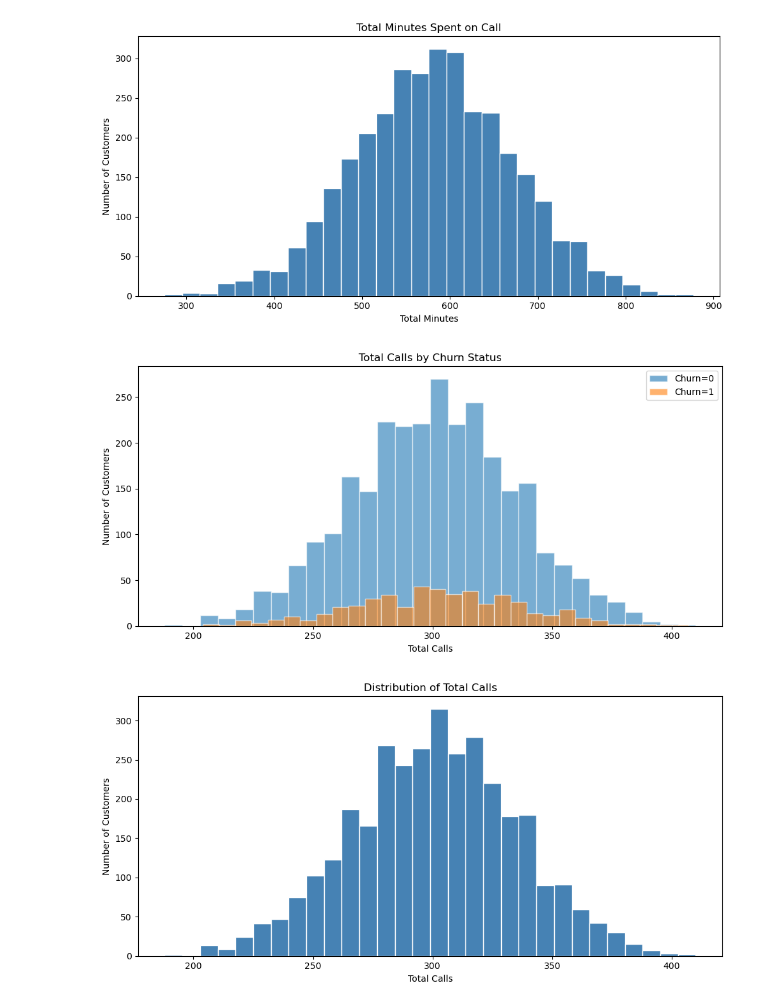
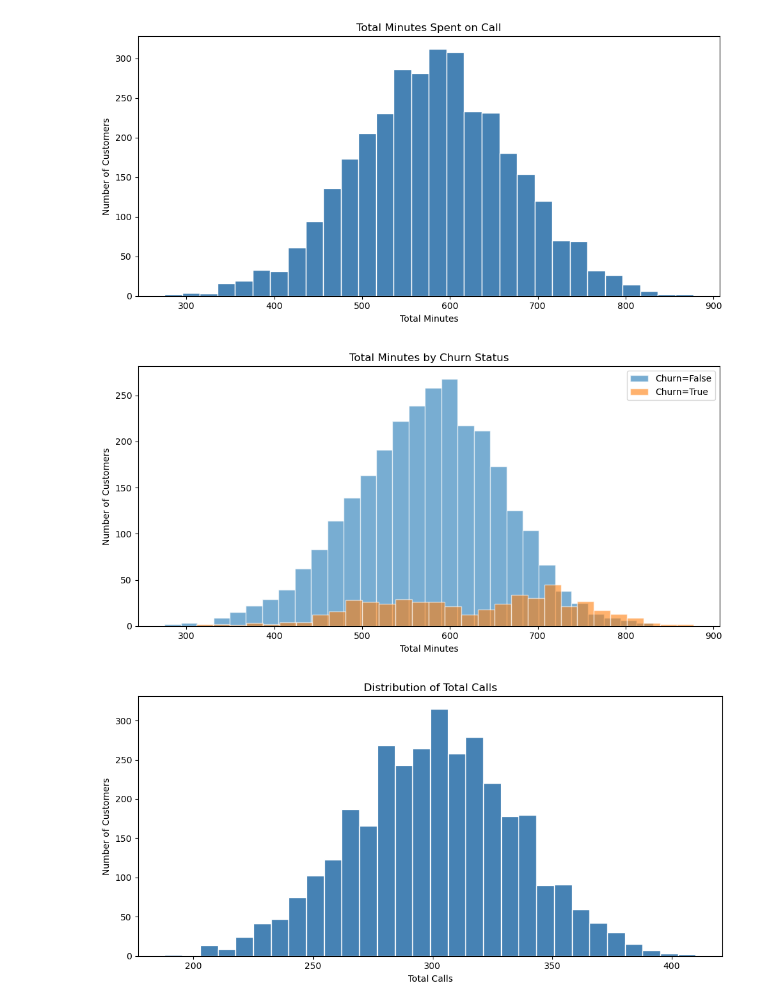
Before and after one commit to Felo-14/SyriaTel_Customer_Churn, a Jupyter notebook: Customer Churn Prediction.ipynb, the cells around one changed output. Drawn from its saved outputs; the diff is of its cells as text; code cells hidden in the pictures.

```diff
--- a/Customer Churn Prediction.ipynb
+++ b/Customer Churn Prediction.ipynb
@@ -319,17 +319,17 @@ plt.tight_layout();
 # %%
 #plot for total minutes spent on calls based on churn status
 
 fig, ax = plt.subplots(figsize=(10, 5))
 for churn, group in df.groupby("Churn"):
-    ax.hist(group["Total_Calls"], bins=30, alpha=0.6, label=f"Churn={churn}", edgecolor="white")
+    ax.hist(group["Total_Minutes"], bins=30, alpha=0.6, label=f"Churn={churn}", edgecolor="white")
 
-plt.title("Total Calls by Churn Status")
-plt.xlabel("Total Calls")
+plt.title("Total Minutes by Churn Status")
+plt.xlabel("Total Minutes")
 plt.ylabel("Number of Customers")
 plt.legend()
 plt.tight_layout();
 # %% [output]
-[figure, old version]
+[figure, new version]
 # %%
 #plot for total calls
 
```
Also changed, not shown: parts of 2 cells of this notebook.
